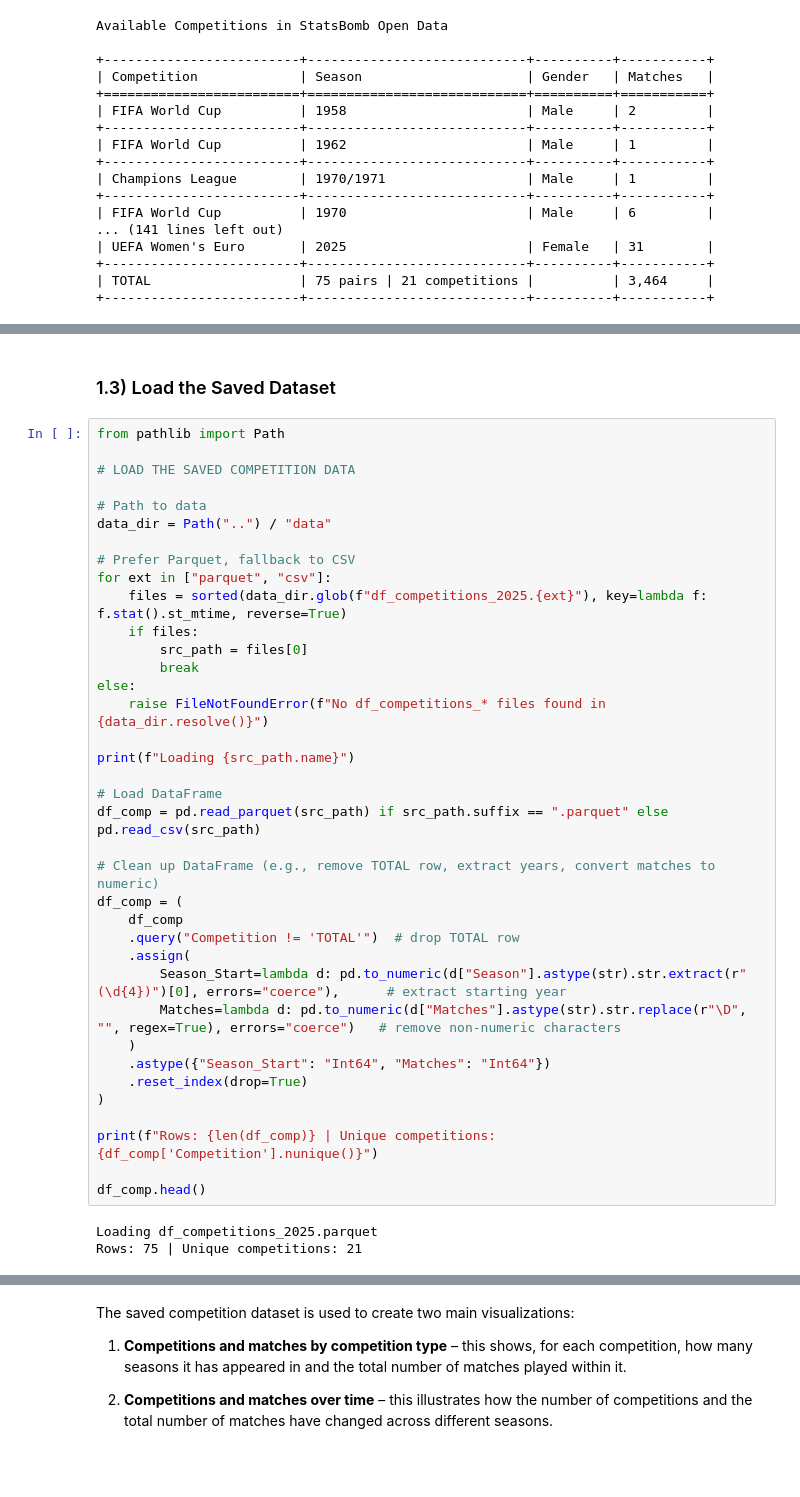
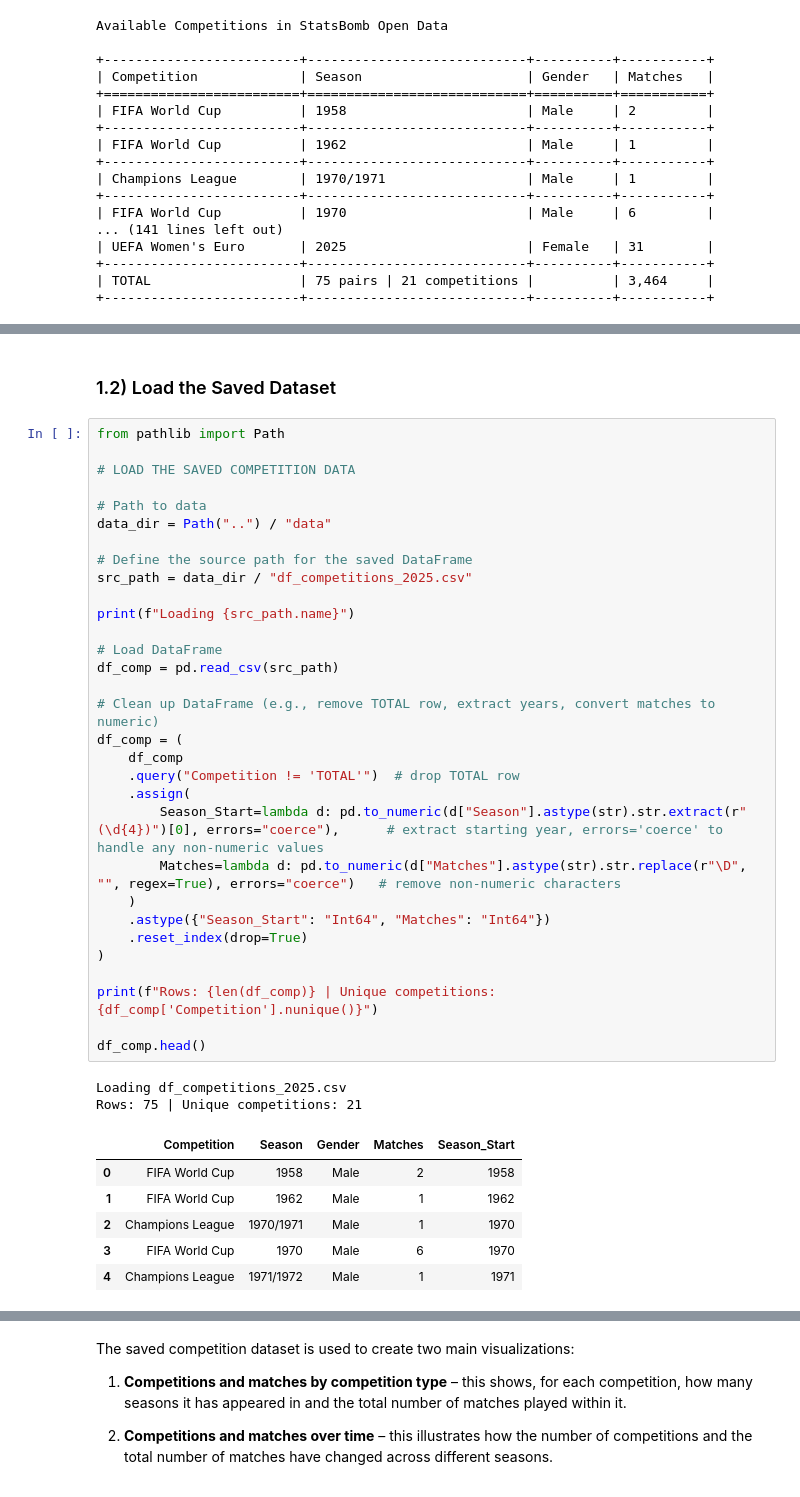
Before and after one commit to Manuele23/Parma-assignment, a Jupyter notebook: task1_xg/01_data_exploration.ipynb, the cells around one changed output, grey strips where cells are left out. Saved outputs shown, nothing was run; the diff lists cells and outputs as text.

Commit message:
First part of the data exploration concluded

```diff
--- a/task1_xg/01_shots_dataset.ipynb
+++ b/task1_xg/01_data_exploration.ipynb
@@ -136,43 +128,43 @@ DataFrame saved successfully:
 # %% [markdown]
-### 1.3) Load the Saved Dataset
+### 1.2) Load the Saved Dataset
 # %%
 from pathlib import Path
 
 # LOAD THE SAVED COMPETITION DATA
 
 # Path to data
 data_dir = Path("..") / "data"
 
-# Prefer Parquet, fallback to CSV
-for ext in ["parquet", "csv"]:
-    files = sorted(data_dir.glob(f"df_competitions_2025.{ext}"), key=lambda f: f.stat().st_mtime, reverse=True)
-    if files:
-        src_path = files[0]
-        break
-else:
-    raise FileNotFoundError(f"No df_competitions_* files found in {data_dir.resolve()}")
+# Define the source path for the saved DataFrame
+src_path = data_dir / "df_competitions_2025.csv"
 
 print(f"Loading {src_path.name}")
 
 # Load DataFrame
-df_comp = pd.read_parquet(src_path) if src_path.suffix == ".parquet" else pd.read_csv(src_path)
+df_comp = pd.read_csv(src_path)
 
 # Clean up DataFrame (e.g., remove TOTAL row, extract years, convert matches to numeric)
 df_comp = (
     df_comp
     .query("Competition != 'TOTAL'")  # drop TOTAL row
     .assign(
-        Season_Start=lambda d: pd.to_numeric(d["Season"].astype(str).str.extract(r"(\d{4})")[0], errors="coerce"),      # extract starting year
+        Season_Start=lambda d: pd.to_numeric(d["Season"].astype(str).str.extract(r"(\d{4})")[0], errors="coerce"),      # extract starting year, errors='coerce' to handle any non-numeric values
         Matches=lambda d: pd.to_numeric(d["Matches"].astype(str).str.replace(r"\D", "", regex=True), errors="coerce")   # remove non-numeric characters
     )
     .astype({"Season_Start": "Int64", "Matches": "Int64"})
     .reset_index(drop=True)
 )
 
 print(f"Rows: {len(df_comp)} | Unique competitions: {df_comp['Competition'].nunique()}")
 
 df_comp.head()
 # %% [output]
-Loading df_competitions_2025.parquet
+Loading df_competitions_2025.csv
 Rows: 75 | Unique competitions: 21
+|  | Competition | Season | Gender | Matches | Season_Start |
+| 0 | FIFA World Cup | 1958 | Male | 2 | 1958 |
+| 1 | FIFA World Cup | 1962 | Male | 1 | 1962 |
+| 2 | Champions League | 1970/1971 | Male | 1 | 1970 |
+| 3 | FIFA World Cup | 1970 | Male | 6 | 1970 |
+| 4 | Champions League | 1971/1972 | Male | 1 | 1971 |
 # %% [markdown]
```
Also changed, not shown: parts of 23 cells of this notebook, 3 other files.
